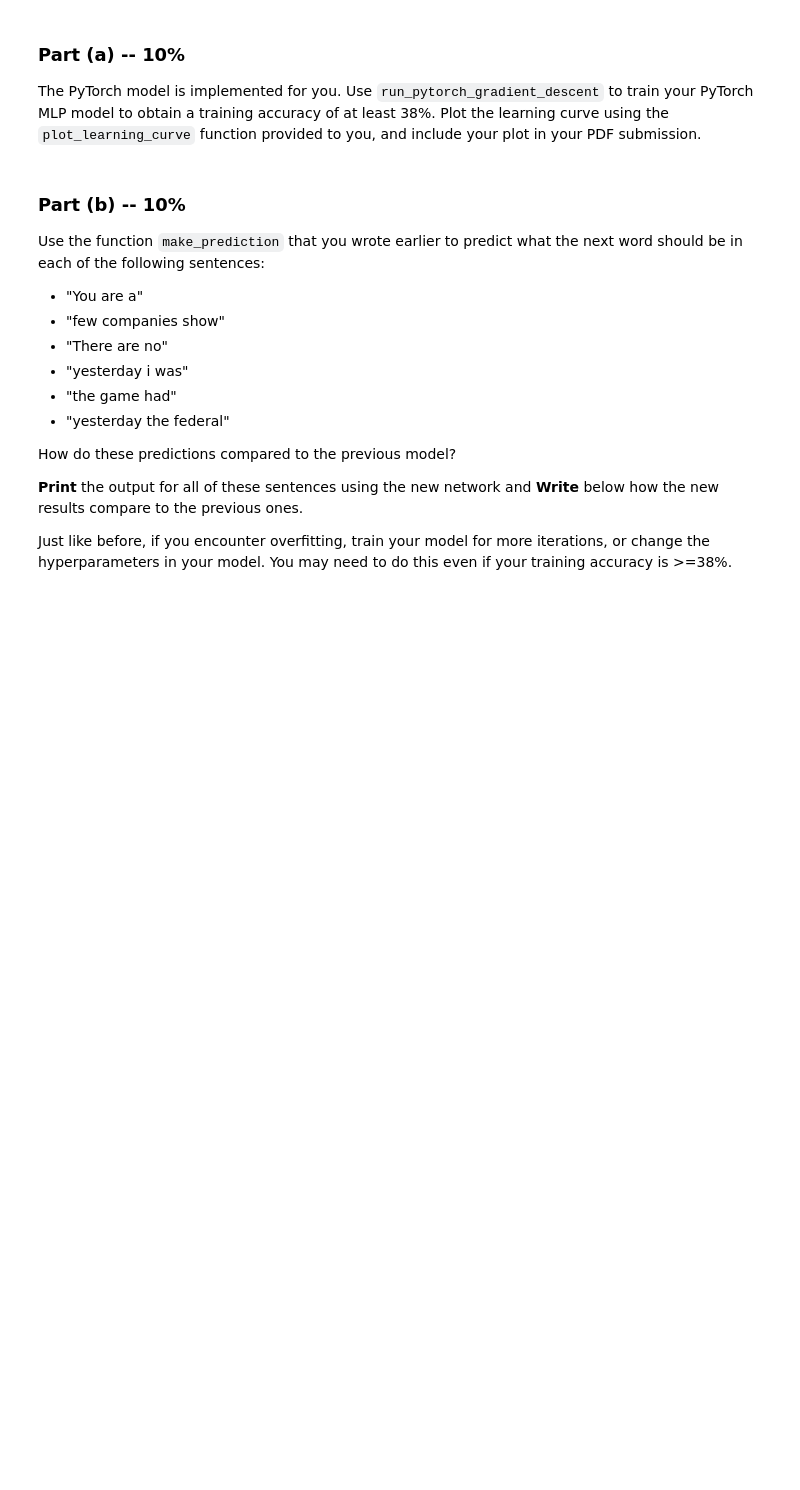
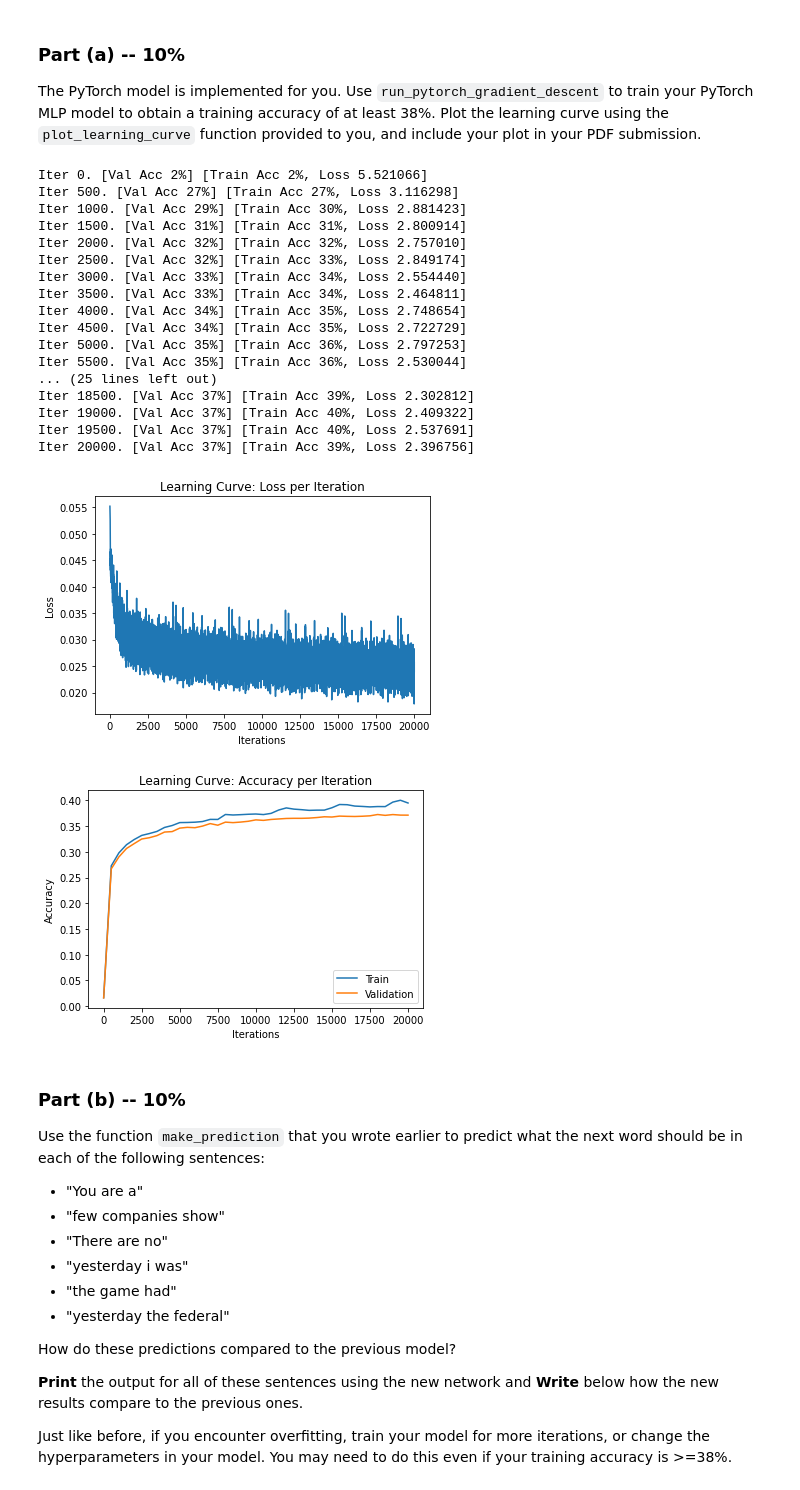
Before and after one commit to Angel2Eyes/deep_learning_course, a Jupyter notebook: Deep Learning Course/Assignment2/Assignment2.ipynb, the cells around one changed output. Cells and saved outputs as stored; diff of their text form; code cells hidden in the pictures; blank space fills up the shorter version.

```diff
--- a/Deep Learning Course/Assignment2/Assignment2.ipynb
+++ b/Deep Learning Course/Assignment2/Assignment2.ipynb
@@ -480,25 +541,43 @@ to you, and include your plot in your PDF submission.
 # %%
 class PyTorchWordEmb(nn.Module):
     def __init__(self, emb_size=100, num_hidden=300, vocab_size=250):
         super(PyTorchWordEmb, self).__init__()
         self.word_emb_layer = nn.Linear(vocab_size, emb_size, bias=False)
         self.fc_layer1 = nn.Linear(emb_size * 3, num_hidden)
         self.fc_layer2 = nn.Linear(num_hidden, 250)
         self.num_hidden = num_hidden
         self.emb_size = emb_size
     def forward(self, inp):
         embeddings = torch.relu(self.word_emb_layer(inp))
         embeddings = embeddings.reshape([-1, self.emb_size * 3])
         hidden = torch.relu(self.fc_layer1(embeddings))
         return self.fc_layer2(hidden)
 
-# pytorch_wordemb= PyTorchWordEmb()
+pytorch_wordemb= PyTorchWordEmb()
 
-# result = run_pytorch_gradient_descent(pytorch_wordemb,
-#                                       max_iters=20000,
-#                                       ...)
+result = run_pytorch_gradient_descent(pytorch_wordemb,max_iters=20000)
 
-# plot_learning_curve(*result)
+plot_learning_curve(*result)
+# %% [output]
+Iter 0. [Val Acc 2%] [Train Acc 2%, Loss 5.521066]
+Iter 500. [Val Acc 27%] [Train Acc 27%, Loss 3.116298]
+Iter 1000. [Val Acc 29%] [Train Acc 30%, Loss 2.881423]
+Iter 1500. [Val Acc 31%] [Train Acc 31%, Loss 2.800914]
+Iter 2000. [Val Acc 32%] [Train Acc 32%, Loss 2.757010]
+Iter 2500. [Val Acc 32%] [Train Acc 33%, Loss 2.849174]
+Iter 3000. [Val Acc 33%] [Train Acc 34%, Loss 2.554440]
+Iter 3500. [Val Acc 33%] [Train Acc 34%, Loss 2.464811]
+Iter 4000. [Val Acc 34%] [Train Acc 35%, Loss 2.748654]
+Iter 4500. [Val Acc 34%] [Train Acc 35%, Loss 2.722729]
+Iter 5000. [Val Acc 35%] [Train Acc 36%, Loss 2.797253]
+Iter 5500. [Val Acc 35%] [Train Acc 36%, Loss 2.530044]
+... (25 lines left out)
+Iter 18500. [Val Acc 37%] [Train Acc 39%, Loss 2.302812]
+Iter 19000. [Val Acc 37%] [Train Acc 40%, Loss 2.409322]
+Iter 19500. [Val Acc 37%] [Train Acc 40%, Loss 2.537691]
+Iter 20000. [Val Acc 37%] [Train Acc 39%, Loss 2.396756]
+[figure, added]
+[figure, added]
 # %% [markdown]
 ### Part (b) -- 10%
 
```
Also changed, not shown: parts of 28 cells of this notebook, 1 other file.
